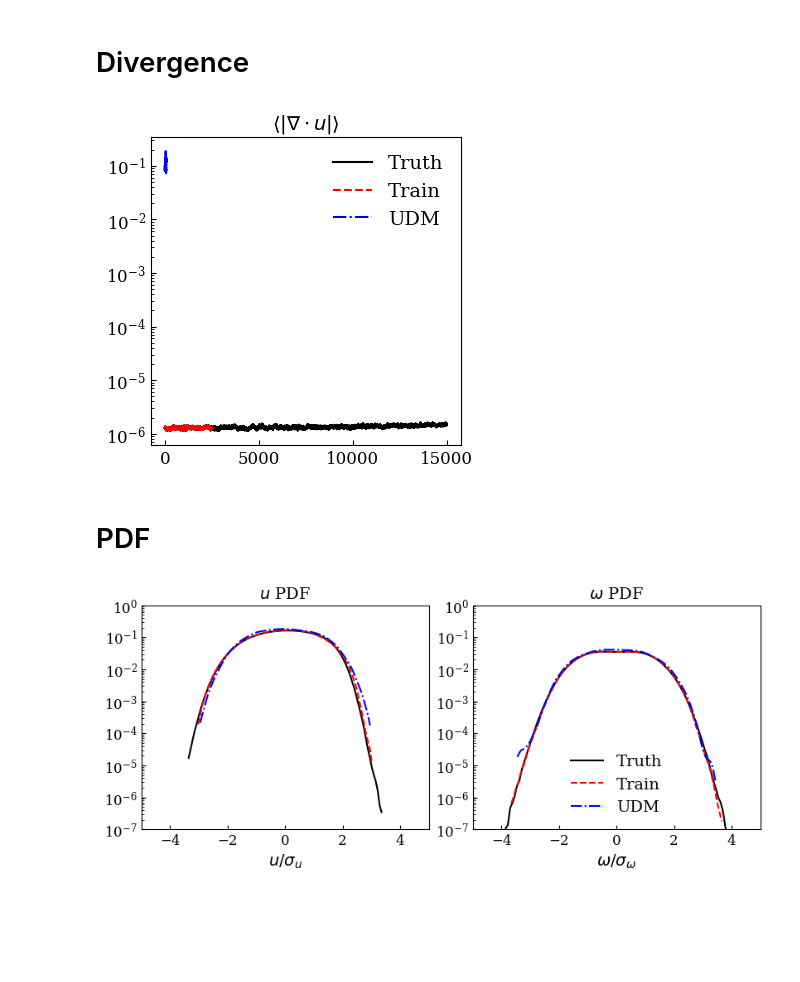
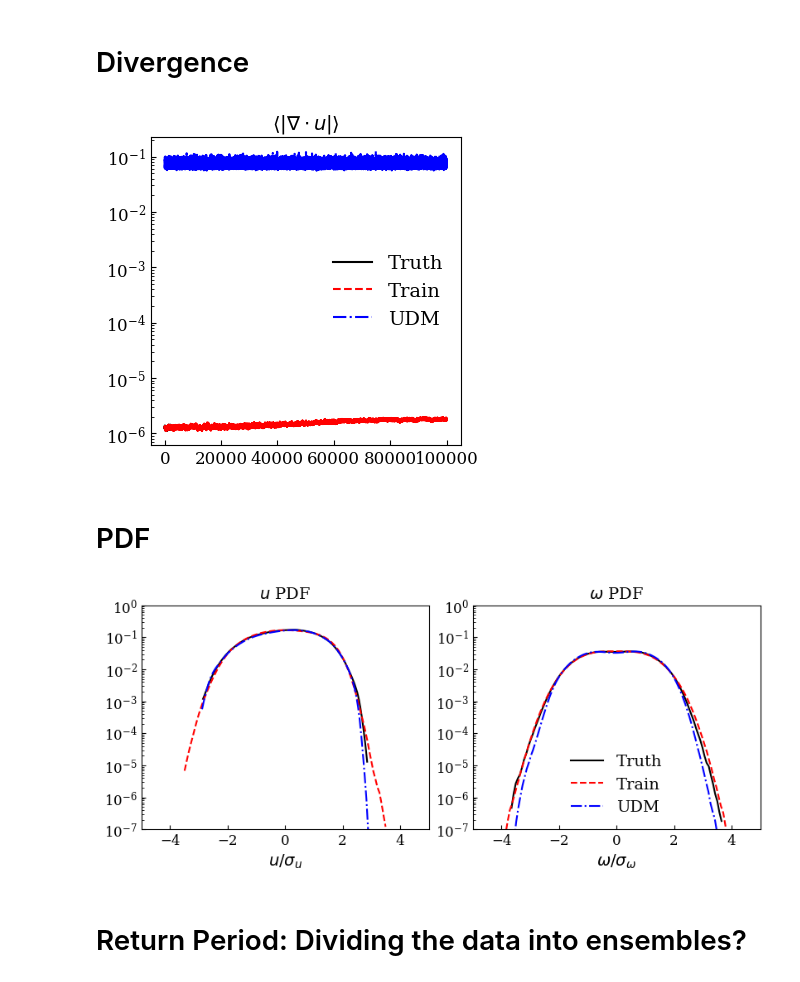
Before and after one commit to jakharkaran/2DTurbDiffusion, a Jupyter notebook: eval/plot_long_analysis_single.ipynb, the cells around one changed output. Saved outputs shown, nothing was run; the diff lists cells and outputs as text; code cells hidden in the pictures; blank space fills up the shorter version.

Commit message:
return period and extreme location curves added

```diff
--- a/eval/plot_long_analysis_single.ipynb
+++ b/eval/plot_long_analysis_single.ipynb
@@ -2,16 +2,19 @@
 import os, sys, glob
 import numpy as np
 import matplotlib.pyplot as plt
+from matplotlib.lines import Line2D
 import yaml
 
-from analysis.metrics import empirical_return_period, corr_truth_train_model
+from analysis.metrics import return_period_bins, ensemble_return_period_amplitude, corr_truth_train_model
+from analysis.io_utils import data2density
 from analysis.plot_config import params, contourLevels, colormap
+plt.rcParams.update(params)
 
-
-root_emulator_dir = '/home/exouser/Documents/karan/2DTurbDiffusion_cnditional/results/cond0_step3_prev2_2500/'
+root_emulator_dir = '/home/exouser/Documents/karan/2DTurbDiffusion_cnditional/eval/results/emulator_step1_100000/'
+# root_emulator_dir = '/home/exouser/Documents/karan/2DTurbDiffusion_cnditional/results/cond0_step3_prev2_2500/'
 run_num = 1 # For Conditonal DM
-analysis_dir_truth = '/home/exouser/Documents/karan/2DTurbDiffusion_cnditional/results/test_UDM/analysis/truth/'
-analysis_dir_train = '/home/exouser/Documents/karan/2DTurbDiffusion_cnditional/results/test_UDM/analysis/train/'
+analysis_dir_train = '/home/exouser/Documents/karan/2DTurbDiffusion_cnditional/eval/results/train_step1_2500/analysis/train/'
+analysis_dir_truth = '/home/exouser/Documents/karan/2DTurbDiffusion_cnditional/eval/results/truth_step1_100000/analysis/truth/'
 
 
 yaml_files = glob.glob(os.path.join(root_emulator_dir, "*.yaml"))
@@ -381,7 +422,6 @@ plt.savefig(plt_save_dir + '/zonal_EOFs.png', dpi=600, bbox_inches='tight')
 # Divergence
 # %%
 fig, axes = plt.subplots(1, figsize=(4, 4))
-plt.rcParams.update(params)
 
 for i, analysis_dir in enumerate(analysis_dir_arr):
 
@@ -396,43 +436,48 @@ axes.legend(frameon=False)
 
 plt.savefig(plt_save_dir + '/div.png', dpi=600, bbox_inches='tight')
 # %% [output]
-[figure, old version]
+[figure, new version]
 # %% [markdown]
 # PDF
 # %%
 fig, axes = plt.subplots(1,2,figsize=(8, 3.5), layout="compressed")  # Adjust figure size as needed
-plt.rcParams.update(params)
 
 for i, analysis_dir in enumerate(analysis_dir_arr):
 
-    data_U = np.load(analysis_dir + "/PDF_U.npz")
-    data_Omega = np.load(analysis_dir + "/PDF_Omega.npz")
+    try:
+        data_U = np.load(analysis_dir + "/PDF_U.npz")
+        data_Omega = np.load(analysis_dir + "/PDF_Omega.npz")
+    except FileNotFoundError:
+        print(f"PDF data not found in {analysis_dir}. Skipping...")
+        break
 
     U_pdf = data_U['U_pdf']
     U_bins = data_U['U_bins']
     U_std = data_U['U_std']
     Omega_pdf = data_Omega['Omega_pdf']
     Omega_bins = data_Omega['Omega_bins']
     Omega_std = data_Omega['Omega_std']
 
     axes[0].semilogy(U_bins/U_std, U_pdf, colors_markers[i], label=label[i])
     axes[1].semilogy(Omega_bins/Omega_std, Omega_pdf, colors_markers[i], label=label[i])
 
 axes[0].set_title(r'$u$ PDF')
 axes[1].set_title(r'$\omega$ PDF')
 
 plt.legend(frameon=False)
 
 for ax in axes.flatten():
     ax.set_xlabel('$k$')
     ax.set_ylim([1e-7, 1])
     ax.set_xlim([-5, 5])
 
 axes[0].set_xlabel(r'$u/\sigma_u$')
 axes[1].set_xlabel(r'$\omega/\sigma_{\omega}$')
 
 plt.legend(frameon=False)
 
 plt.savefig(plt_save_dir + '/pdf.png', dpi=600, bbox_inches='tight')
 # %% [output]
-[figure, old version]
+[figure, new version]
+# %% [markdown]
+# Return Period: Dividing the data into ensembles?
```
Also changed, not shown: parts of 10 cells of this notebook, 2 other files.
